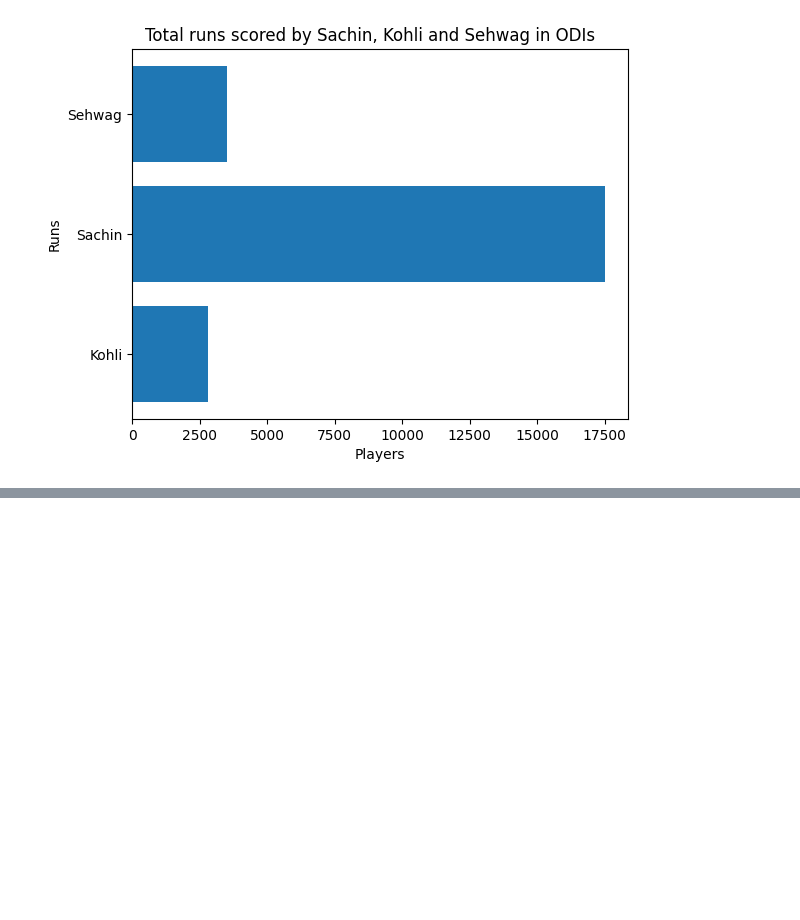
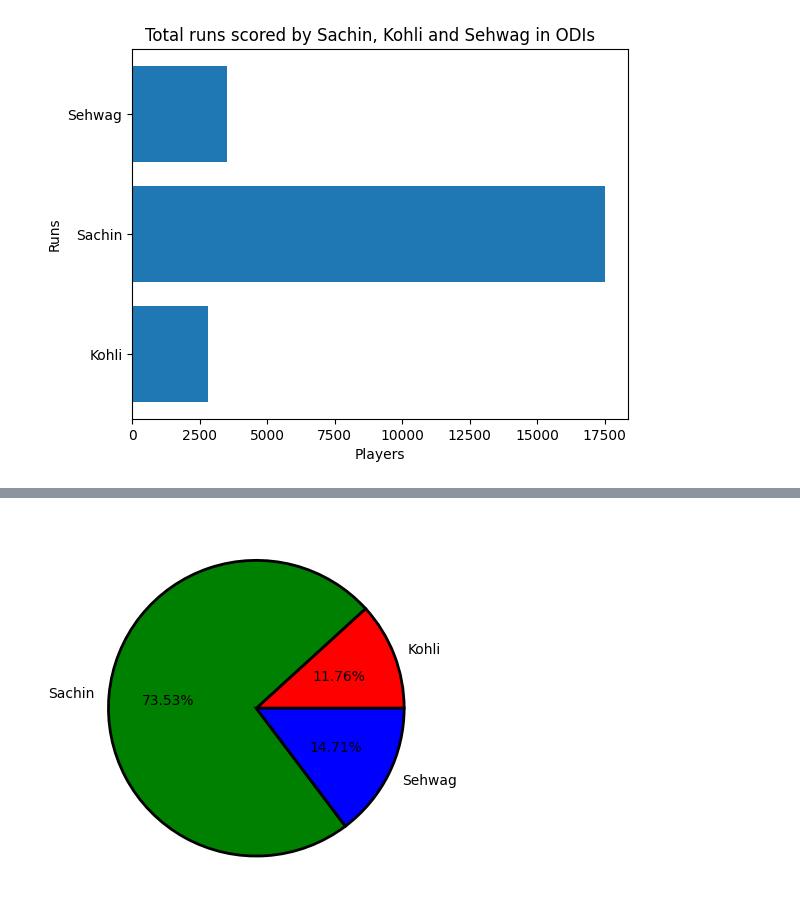
Before and after one commit to ashuwebdevloper/Data-Science-Project, a Jupyter notebook: MatplotlibCodewithharry/1.ipynb, the cells around one changed output, grey strips where cells are left out. Drawn from its saved outputs; the diff is of its cells as text; code cells hidden in the pictures; blank space fills up the shorter version.

```diff
--- a/MatplotlibCodewithharry/1.ipynb
+++ b/MatplotlibCodewithharry/1.ipynb
@@ -90,0 +100,13 @@ plt.show()
+# %%
+plt.pie(
+    runs,
+    labels=labels,
+    colors=["red", "green", "blue"],
+    wedgeprops={"edgecolor": "black", "fill": True, "linewidth": 2},
+    autopct="%0.2f%%"
+
+)
+
+plt.show()
+# %% [output]
+[figure, added]
```
Also changed, not shown: parts of 2 cells of this notebook, 2 other files.
